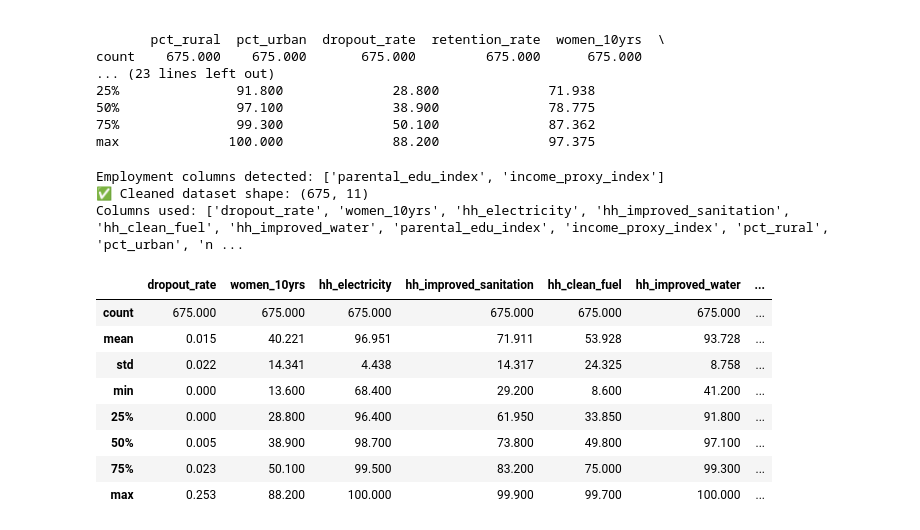
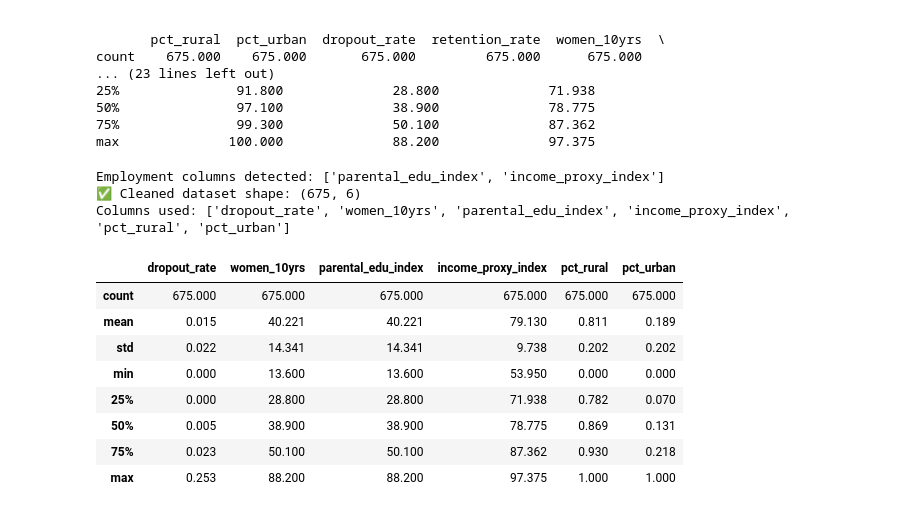
Before and after one commit to exoexo-1/Datathon---Data-analysis-hackathon, a Jupyter notebook: data analysis parental and household.ipynb, the cells around one changed output. Cells and saved outputs as stored; diff of their text form; code cells hidden in the pictures.

```diff
--- a/data analysis parental and household.ipynb
+++ b/data analysis parental and household.ipynb
@@ -496,44 +496,44 @@ count    675.000    675.000       675.000         675.000      675.000
 max              100.000              88.200              97.375
 # %%
 final_dist.to_csv('cleaned_analysis_data_parental.csv', index=False)
+# %%
+final_dist=pd.read_csv('cleaned_analysis_data_parental.csv')
 # %%
 # ================================================================
 # STEP 1: SANITY CHECK & DATA READINESS
 # ================================================================
 import pandas as pd
 import numpy as np
 
 # Check which employment column exists
 emp_cols = [c for c in ['parental_edu_index', 'income_proxy_index'] if c in final_dist.columns]
 print("Employment columns detected:", emp_cols)
 
 # Define feature set
 features = [
-    'women_10yrs',
-    'hh_electricity', 'hh_improved_sanitation',
-    'hh_clean_fuel', 'hh_improved_water'
-] + emp_cols + ['pct_rural', 'pct_urban', 'n_schools']
+    'women_10yrs'
+] + emp_cols + ['pct_rural', 'pct_urban']
 
 target = 'dropout_rate'
 
 # Filter valid rows (no NaNs)
 model_df = final_dist[[target] + features].dropna().copy()
 print("✅ Cleaned dataset shape:", model_df.shape)
 print("Columns used:", list(model_df.columns))
 display(model_df.describe())
 # %% [output]
 Employment columns detected: ['parental_edu_index', 'income_proxy_index']
-✅ Cleaned dataset shape: (675, 11)
-Columns used: ['dropout_rate', 'women_10yrs', 'hh_electricity', 'hh_improved_sanitation', 'hh_clean_fuel', 'hh_improved_water', 'parental_edu_index', 'income_proxy_index', 'pct_rural', 'pct_urban', 'n ...
+✅ Cleaned dataset shape: (675, 6)
+Columns used: ['dropout_rate', 'women_10yrs', 'parental_edu_index', 'income_proxy_index', 'pct_rural', 'pct_urban']
-|  | dropout_rate | women_10yrs | hh_electricity | hh_improved_sanitation | hh_clean_fuel | hh_improved_water | ... |
-| count | 675.000 | 675.000 | 675.000 | 675.000 | 675.000 | 675.000 | ... |
-| mean | 0.015 | 40.221 | 96.951 | 71.911 | 53.928 | 93.728 | ... |
-| std | 0.022 | 14.341 | 4.438 | 14.317 | 24.325 | 8.758 | ... |
-| min | 0.000 | 13.600 | 68.400 | 29.200 | 8.600 | 41.200 | ... |
-| 25% | 0.000 | 28.800 | 96.400 | 61.950 | 33.850 | 91.800 | ... |
-| 50% | 0.005 | 38.900 | 98.700 | 73.800 | 49.800 | 97.100 | ... |
-| 75% | 0.023 | 50.100 | 99.500 | 83.200 | 75.000 | 99.300 | ... |
-| max | 0.253 | 88.200 | 100.000 | 99.900 | 99.700 | 100.000 | ... |
+|  | dropout_rate | women_10yrs | parental_edu_index | income_proxy_index | pct_rural | pct_urban |
+| count | 675.000 | 675.000 | 675.000 | 675.000 | 675.000 | 675.000 |
+| mean | 0.015 | 40.221 | 40.221 | 79.130 | 0.811 | 0.189 |
+| std | 0.022 | 14.341 | 14.341 | 9.738 | 0.202 | 0.202 |
+| min | 0.000 | 13.600 | 13.600 | 53.950 | 0.000 | 0.000 |
+| 25% | 0.000 | 28.800 | 28.800 | 71.938 | 0.782 | 0.070 |
+| 50% | 0.005 | 38.900 | 38.900 | 78.775 | 0.869 | 0.131 |
+| 75% | 0.023 | 50.100 | 50.100 | 87.362 | 0.930 | 0.218 |
+| max | 0.253 | 88.200 | 88.200 | 97.375 | 1.000 | 1.000 |
 # %%
 # ================================================================
 # STEP 2: EDA - DISTRIBUTIONS & RELATIONSHIPS
```
Also changed, not shown: parts of 7 cells of this notebook.
